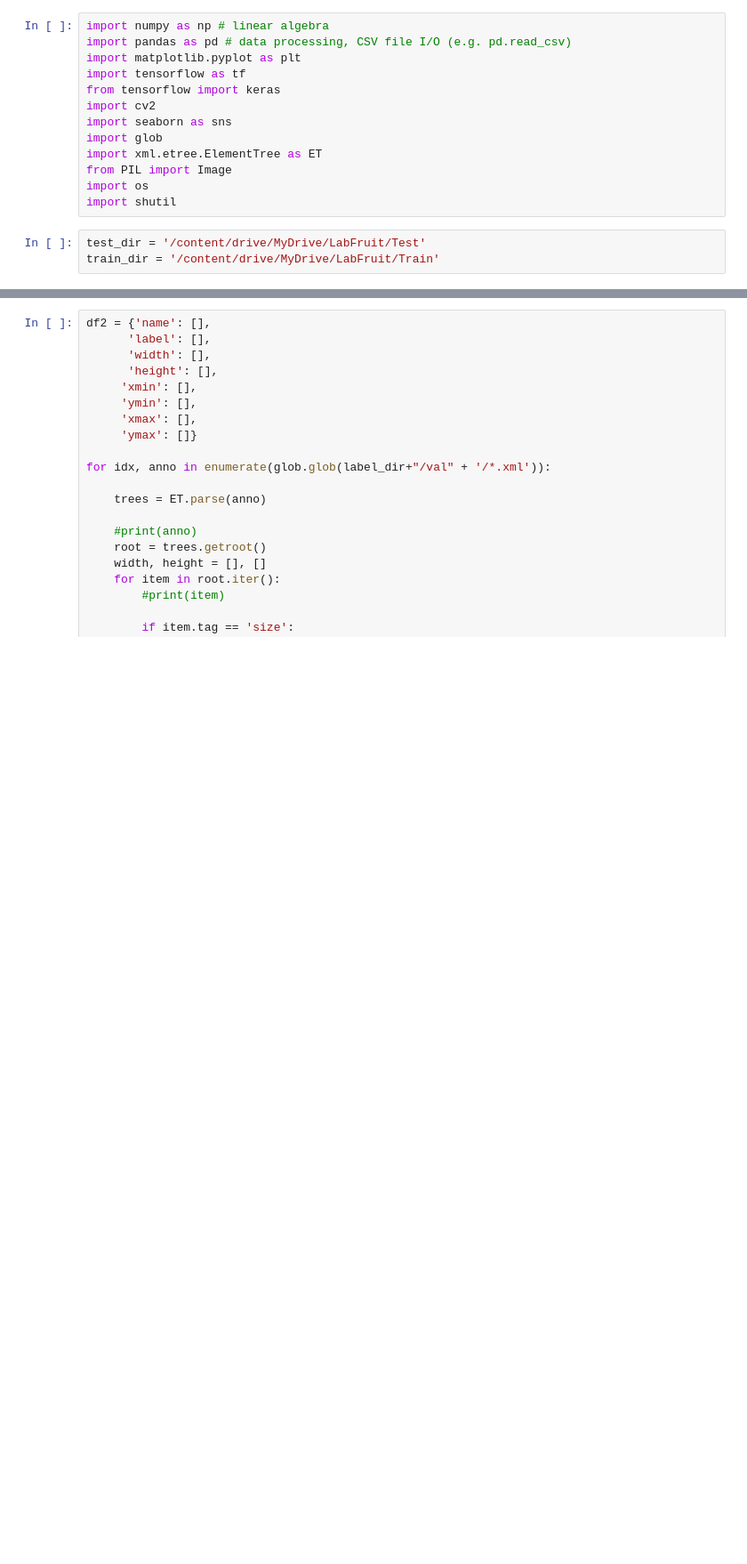
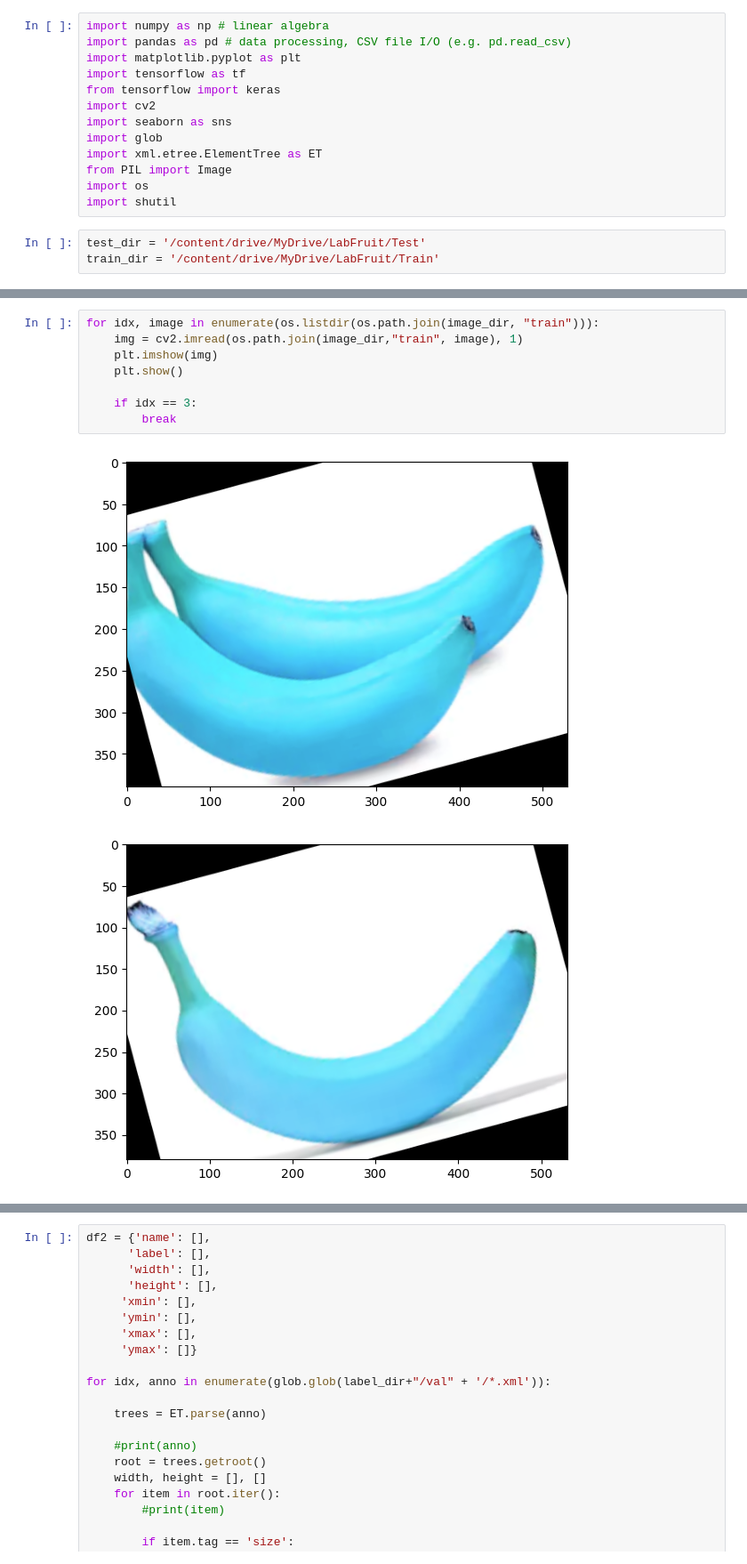
Before and after one commit to owenc8/CV_Project_freshVSrotten, a Jupyter notebook: CV_project_bananas.ipynb, the cells around one changed output, grey strips where cells are left out. Shown: that part at 89% size. Drawn from its saved outputs; the diff is of its cells as text; blank space fills up the shorter version.

```diff
--- a/CV_project_bananas.ipynb
+++ b/CV_project_bananas.ipynb
@@ -63,3 +63,14 @@ for file in os.listdir(test_dir):
         new_filename = os.path.splitext(file)[0] + ".png"
         image.save(os.path.join(image_dir,"val", new_filename), "PNG")
         #shutil.copy(os.path.join(test_dir, file), os.path.join(image_dir, "val"))
+# %%
+for idx, image in enumerate(os.listdir(os.path.join(image_dir, "train"))):
+    img = cv2.imread(os.path.join(image_dir,"train", image), 1)
+    plt.imshow(img)
+    plt.show()
+
+    if idx == 3:
+        break
+# %% [output]
+[figure, added]
+[figure, added]
```
Also changed, not shown: parts of 21 cells of this notebook.
